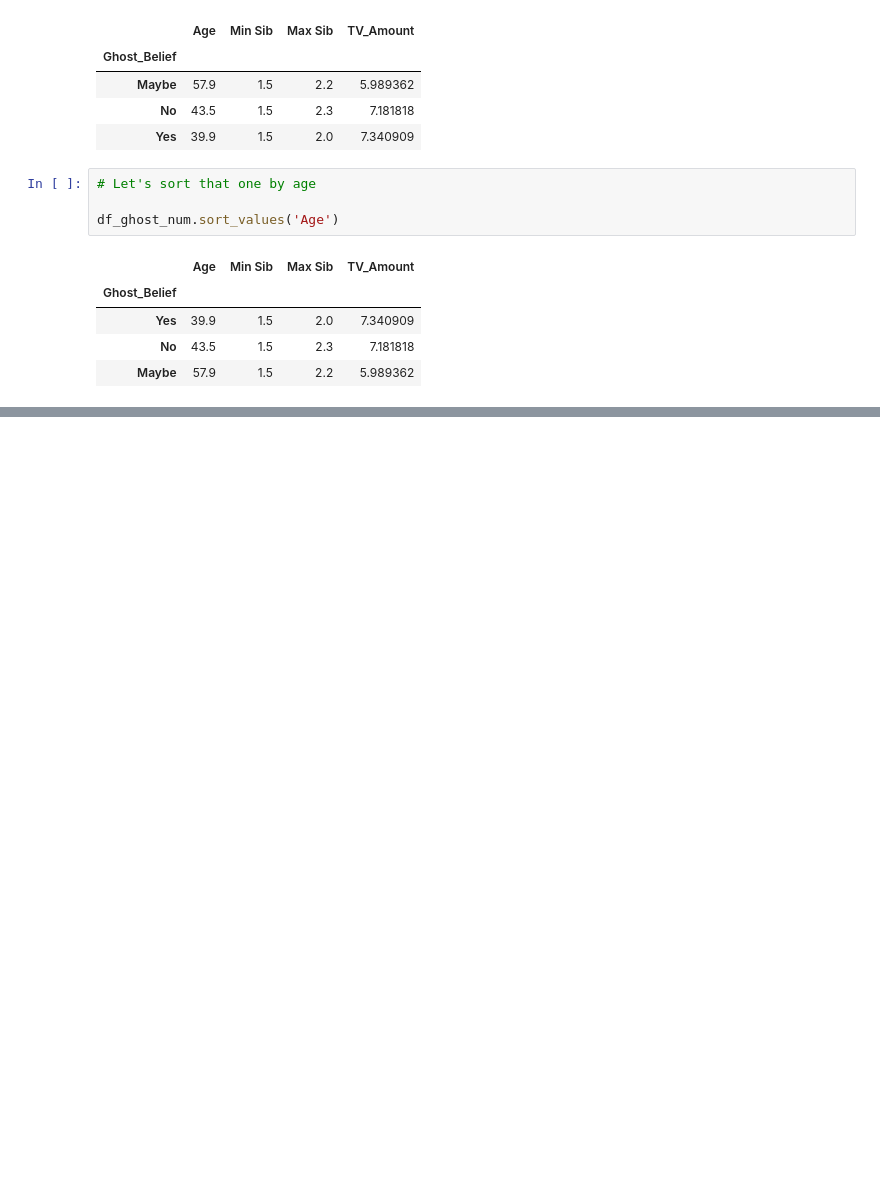
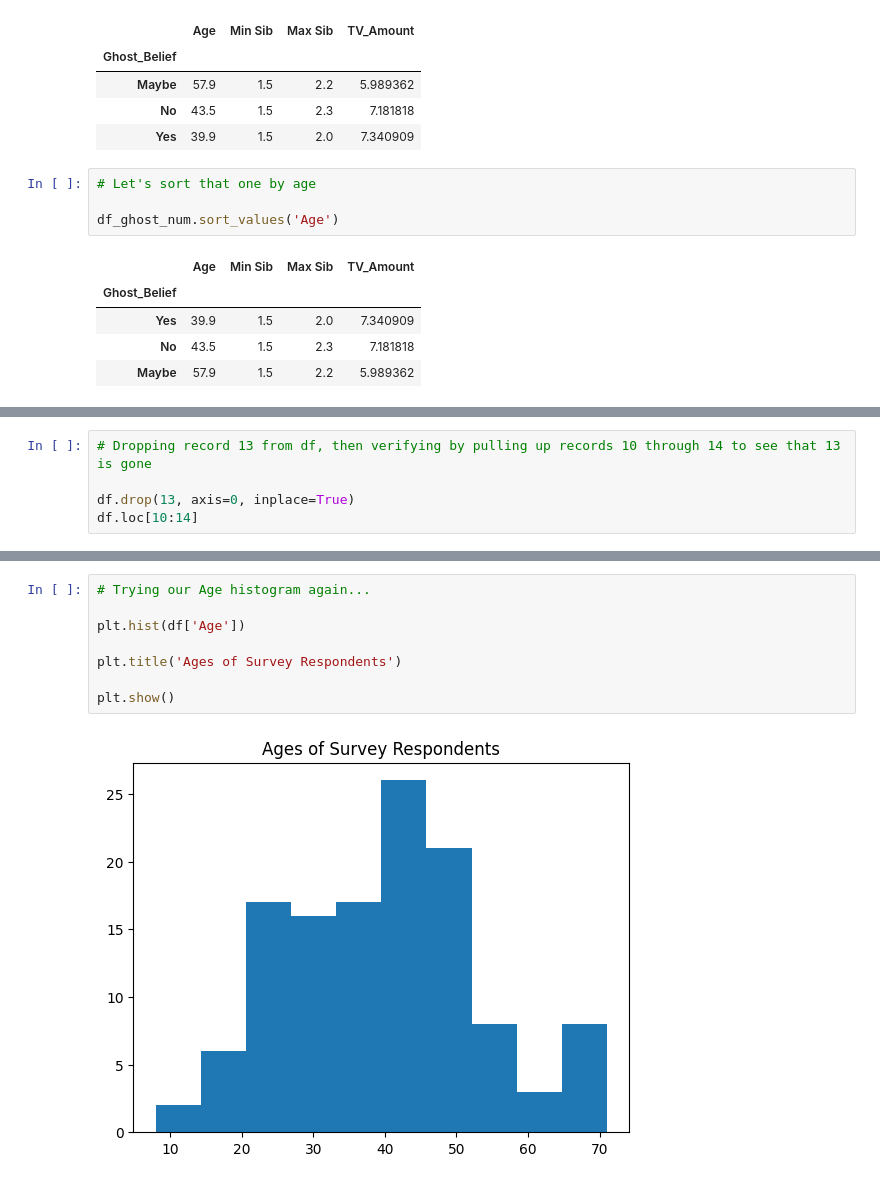
Before and after one commit to BessH-YearUpUnited/W7_Exercises, a Jupyter notebook: review_11-7_working_with_survey_data.ipynb, the cells around one changed output, grey strips where cells are left out. Drawn from its saved outputs; the diff is of its cells as text; blank space fills up the shorter version.

```diff
--- a/review_11-7_working_with_survey_data.ipynb
+++ b/review_11-7_working_with_survey_data.ipynb
@@ -274,0 +322,5 @@ df_ghost_num.sort_values('Age')
+# %%
+# Dropping record 13 from df, then verifying by pulling up records 10 through 14 to see that 13 is gone
+
+df.drop(13, axis=0, inplace=True)
+df.loc[10:14]
@@ -274,0 +334,10 @@ df_ghost_num.sort_values('Age')
+# %%
+# Trying our Age histogram again...
+
+plt.hist(df['Age'])
+
+plt.title('Ages of Survey Respondents')
+
+plt.show()
+# %% [output]
+[figure, added]
```
Also changed, not shown: parts of 33 cells of this notebook.
